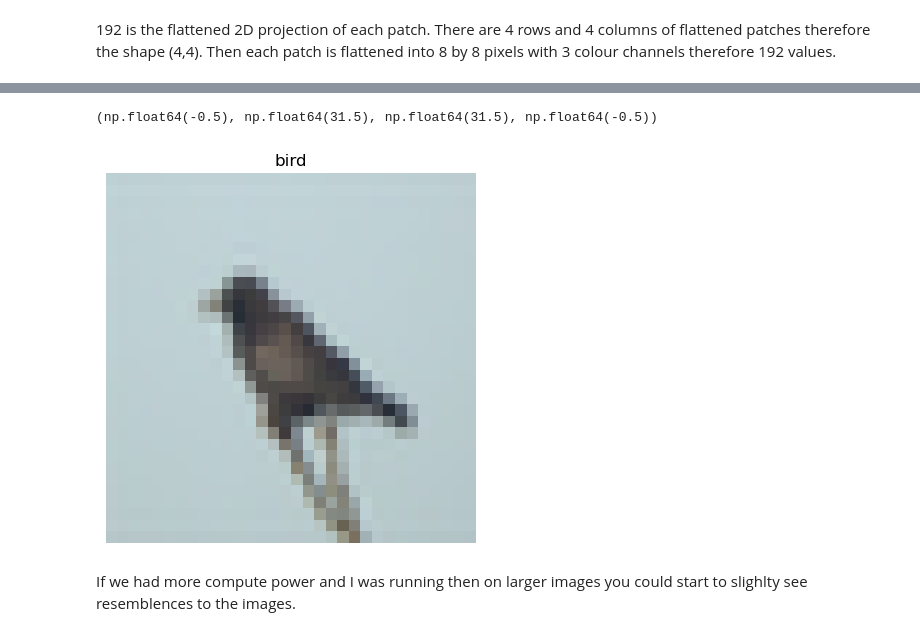
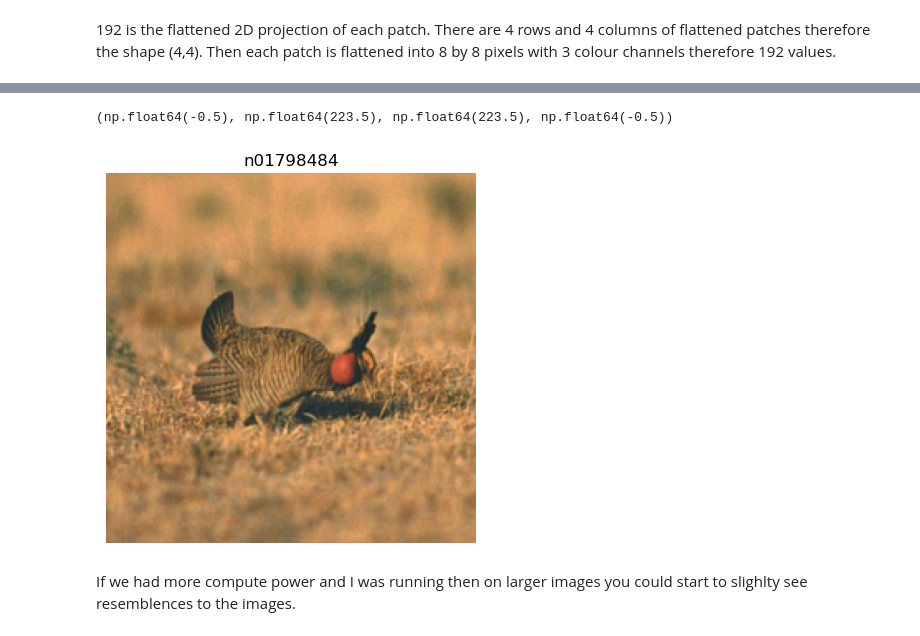
Before and after one commit to 404-ammar-not-found/vision-transformer-interpretability, a Jupyter notebook: ViT.ipynb, the cells around one changed output, grey strips where cells are left out. Cells and saved outputs as stored; diff of their text form; code cells hidden in the pictures.

```diff
--- a/ViT.ipynb
+++ b/ViT.ipynb
@@ -27,20 +40,21 @@ Matplotlib version : 3.10.8
 
 First, we'll download the data and extract the class names
 # %%
-train_data = torchvision.datasets.CIFAR10(
-    root="data",
-    train=True,
-    transform=torchvision.transforms.ToTensor(),
-    download=True
-)
+transform = transforms.Compose([
+    transforms.Resize(224),
+    transforms.CenterCrop(224),
+    transforms.ToTensor()
+])
 
-test_data = torchvision.datasets.CIFAR10(
-    root="data",
-    train=False,
-    transform=torchvision.transforms.ToTensor(),
-    target_transform=None,
-    download=True
-)
+train_data = ImageFolder(
+    root="archive/train",
+    transform=transform
+    )
+
+test_data = ImageFolder(
+    root="archive/test",
+    transform=transform
+    )
 # %%
 class_names = train_data.classes
 class_to_idx = train_data.class_to_idx
@@ -159,12 +194,11 @@ torch.Size([1, 192, 4, 4])
 # %%
 img , label = train_data[id]
-fig.add_subplot(row , col , i)
 plt.imshow(img.permute(1,2,0))
 plt.title(class_names[label])
 plt.axis(False)
 # %% [output]
-(np.float64(-0.5), np.float64(31.5), np.float64(31.5), np.float64(-0.5))
+(np.float64(-0.5), np.float64(223.5), np.float64(223.5), np.float64(-0.5))
-[figure, old version]
+[figure, new version]
 # %% [markdown]
 If we had more compute power and I was running then on larger images you could start to slighlty see resemblences to the images.
 # %%
```
Also changed, not shown: parts of 37 cells of this notebook, 3 other files.
